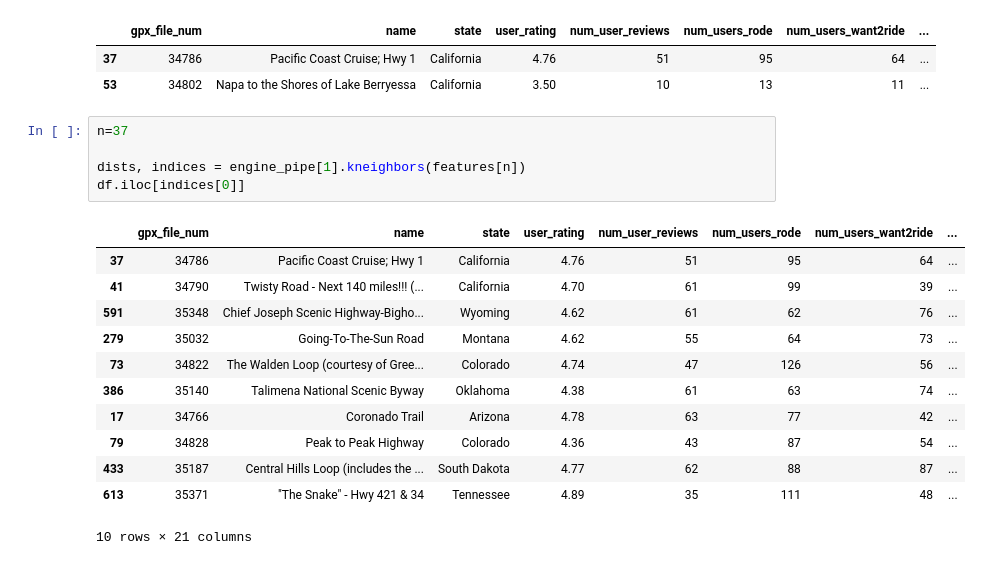
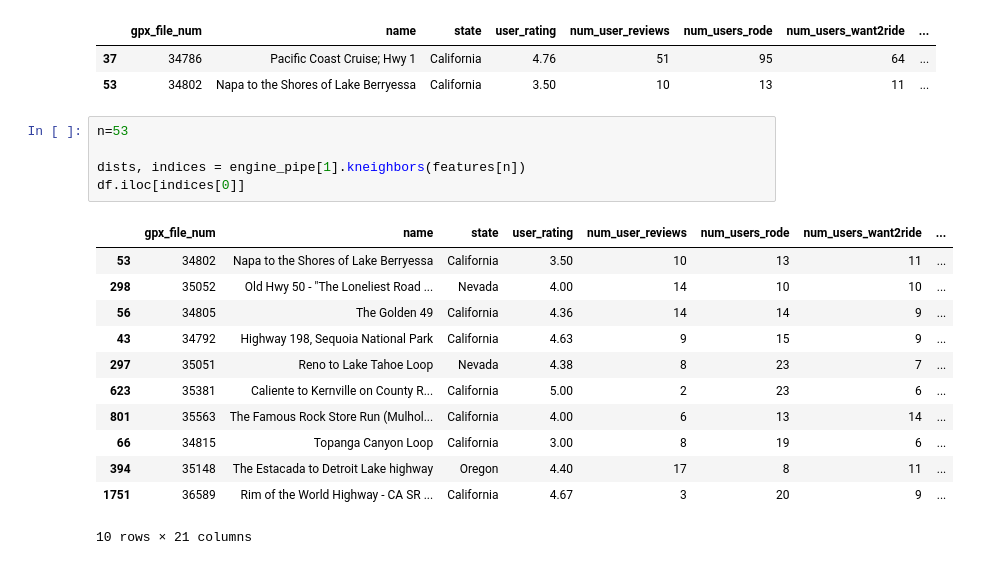
Before and after one commit to kweino/sunday-driver, a Jupyter notebook: MR_Route_Recommendation_Engine.ipynb, the cells around one changed output. Saved outputs shown, nothing was run; the diff lists cells and outputs as text.

```diff
--- a/MR_Route_Recommendation_Engine.ipynb
+++ b/MR_Route_Recommendation_Engine.ipynb
@@ -180,20 +183,20 @@ df.iloc[[37,53]]
 | 37 | 34786 | Pacific Coast Cruise; Hwy 1 | California | 4.76 | 51 | 95 | 64 | ... |
 | 53 | 34802 | Napa to the Shores of Lake Berryessa | California | 3.50 | 10 | 13 | 11 | ... |
 # %%
-n=37
+n=53
 
 dists, indices = engine_pipe[1].kneighbors(features[n])
 df.iloc[indices[0]]
 # %% [output]
 |  | gpx_file_num | name | state | user_rating | num_user_reviews | num_users_rode | num_users_want2ride | ... |
-| 37 | 34786 | Pacific Coast Cruise; Hwy 1 | California | 4.76 | 51 | 95 | 64 | ... |
-| 41 | 34790 | Twisty Road - Next 140 miles!!! (... | California | 4.70 | 61 | 99 | 39 | ... |
-| 591 | 35348 | Chief Joseph Scenic Highway-Bigho... | Wyoming | 4.62 | 61 | 62 | 76 | ... |
-| 279 | 35032 | Going-To-The-Sun Road | Montana | 4.62 | 55 | 64 | 73 | ... |
-| 73 | 34822 | The Walden Loop (courtesy of Gree... | Colorado | 4.74 | 47 | 126 | 56 | ... |
-| 386 | 35140 | Talimena National Scenic Byway | Oklahoma | 4.38 | 61 | 63 | 74 | ... |
-| 17 | 34766 | Coronado Trail | Arizona | 4.78 | 63 | 77 | 42 | ... |
-| 79 | 34828 | Peak to Peak Highway | Colorado | 4.36 | 43 | 87 | 54 | ... |
-| 433 | 35187 | Central Hills Loop (includes the ... | South Dakota | 4.77 | 62 | 88 | 87 | ... |
-| 613 | 35371 | "The Snake" - Hwy 421 & 34 | Tennessee | 4.89 | 35 | 111 | 48 | ... |
+| 53 | 34802 | Napa to the Shores of Lake Berryessa | California | 3.50 | 10 | 13 | 11 | ... |
+| 298 | 35052 | Old Hwy 50 - "The Loneliest Road ... | Nevada | 4.00 | 14 | 10 | 10 | ... |
+| 56 | 34805 | The Golden 49 | California | 4.36 | 14 | 14 | 9 | ... |
+| 43 | 34792 | Highway 198, Sequoia National Park | California | 4.63 | 9 | 15 | 9 | ... |
+| 297 | 35051 | Reno to Lake Tahoe Loop | Nevada | 4.38 | 8 | 23 | 7 | ... |
+| 623 | 35381 | Caliente to Kernville on County R... | California | 5.00 | 2 | 23 | 6 | ... |
+| 801 | 35563 | The Famous Rock Store Run (Mulhol... | California | 4.00 | 6 | 13 | 14 | ... |
+| 66 | 34815 | Topanga Canyon Loop | California | 3.00 | 8 | 19 | 6 | ... |
+| 394 | 35148 | The Estacada to Detroit Lake highway | Oregon | 4.40 | 17 | 8 | 11 | ... |
+| 1751 | 36589 | Rim of the World Highway - CA SR ... | California | 4.67 | 3 | 20 | 9 | ... |
 10 rows × 21 columns
```
Also changed, not shown: parts of 2 cells of this notebook, 10 other files.
